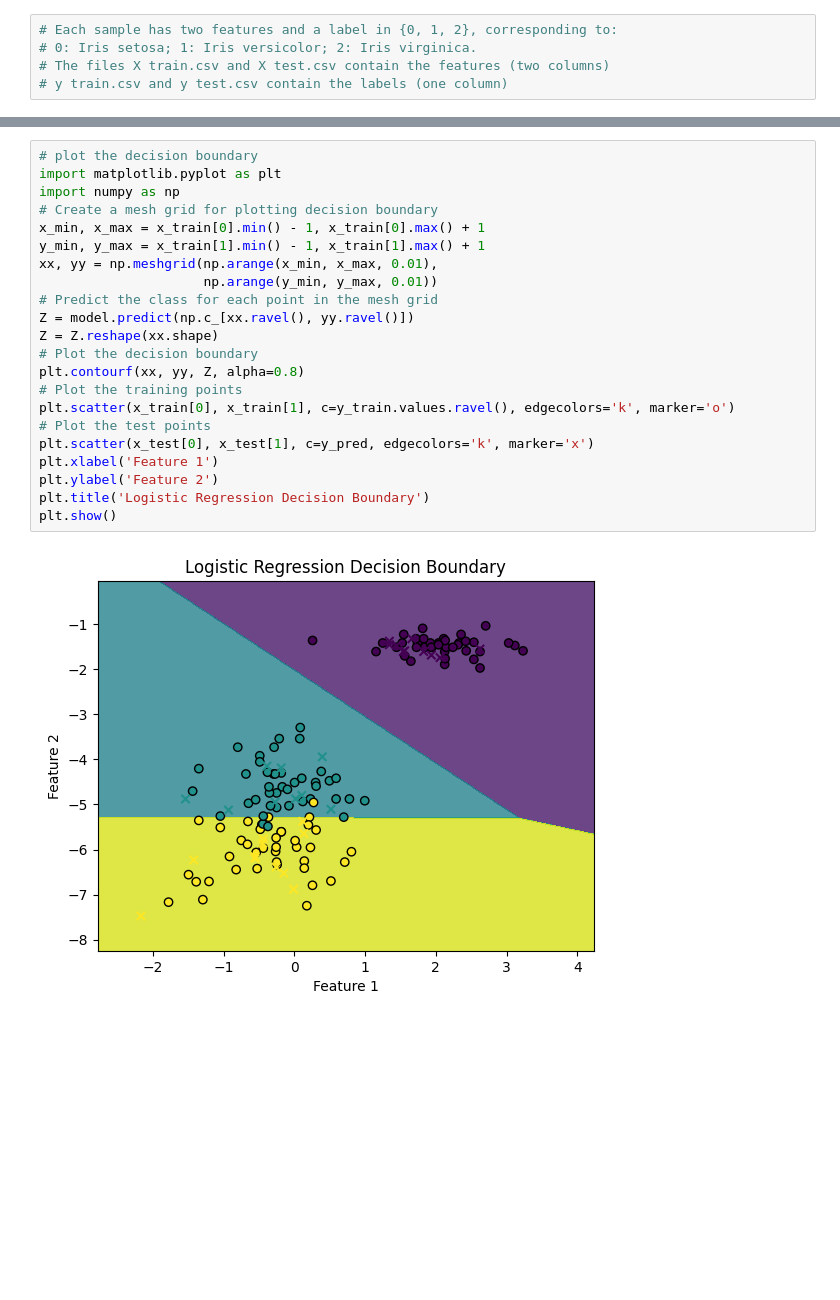
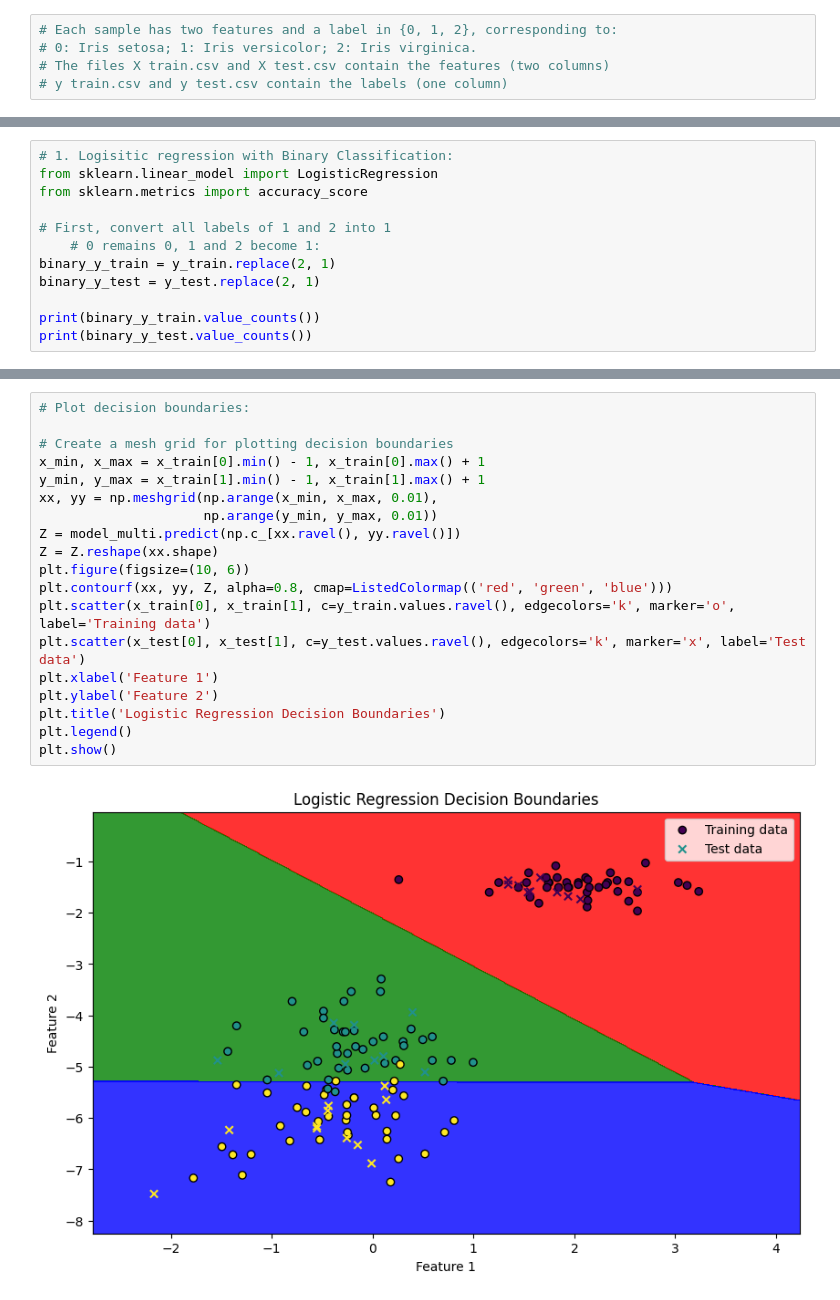
Before and after one commit to kilpy/Machine-Learning-6220, a Jupyter notebook: HW2/hw2-Garey.ipynb, the cells around one changed output, grey strips where cells are left out. Drawn from its saved outputs; the diff is of its cells as text; blank space fills up the shorter version.

```diff
--- a/HW2/hw2-Garey.ipynb
+++ b/HW2/hw2-Garey.ipynb
@@ -63,0 +55,12 @@ Accuracy: 1.00
+# %%
+# 1. Logisitic regression with Binary Classification:
+from sklearn.linear_model import LogisticRegression
+from sklearn.metrics import accuracy_score
+
+# First, convert all labels of 1 and 2 into 1
+    # 0 remains 0, 1 and 2 become 1:
+binary_y_train = y_train.replace(2, 1)
+binary_y_test = y_test.replace(2, 1)
+
+print(binary_y_train.value_counts())
+print(binary_y_test.value_counts())
@@ -64,24 +225,21 @@ Accuracy: 1.00
 # %%
-# plot the decision boundary
-import matplotlib.pyplot as plt
-import numpy as np
-# Create a mesh grid for plotting decision boundary
+# Plot decision boundaries:
+
+# Create a mesh grid for plotting decision boundaries
 x_min, x_max = x_train[0].min() - 1, x_train[0].max() + 1
 y_min, y_max = x_train[1].min() - 1, x_train[1].max() + 1
 xx, yy = np.meshgrid(np.arange(x_min, x_max, 0.01),
                      np.arange(y_min, y_max, 0.01))
-# Predict the class for each point in the mesh grid
-Z = model.predict(np.c_[xx.ravel(), yy.ravel()])
+Z = model_multi.predict(np.c_[xx.ravel(), yy.ravel()])
 Z = Z.reshape(xx.shape)
-# Plot the decision boundary
-plt.contourf(xx, yy, Z, alpha=0.8)
-# Plot the training points
-plt.scatter(x_train[0], x_train[1], c=y_train.values.ravel(), edgecolors='k', marker='o')
-# Plot the test points
-plt.scatter(x_test[0], x_test[1], c=y_pred, edgecolors='k', marker='x')
+plt.figure(figsize=(10, 6))
+plt.contourf(xx, yy, Z, alpha=0.8, cmap=ListedColormap(('red', 'green', 'blue')))
+plt.scatter(x_train[0], x_train[1], c=y_train.values.ravel(), edgecolors='k', marker='o', label='Training data')
+plt.scatter(x_test[0], x_test[1], c=y_test.values.ravel(), edgecolors='k', marker='x', label='Test data')
 plt.xlabel('Feature 1')
 plt.ylabel('Feature 2')
-plt.title('Logistic Regression Decision Boundary')
+plt.title('Logistic Regression Decision Boundaries')
+plt.legend()
 plt.show()
 # %% [output]
-[figure, old version]
+[figure, new version]
```
Also changed, not shown: parts of 8 cells of this notebook.
